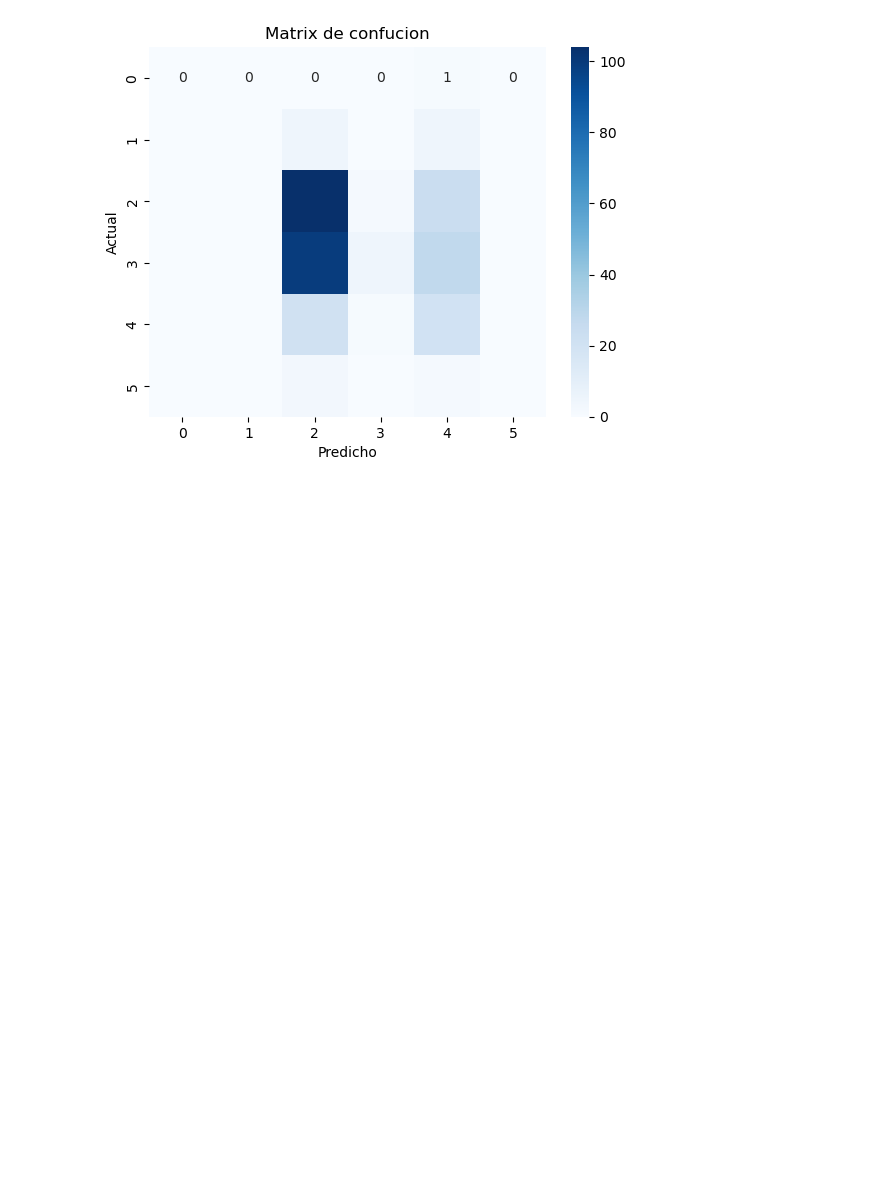
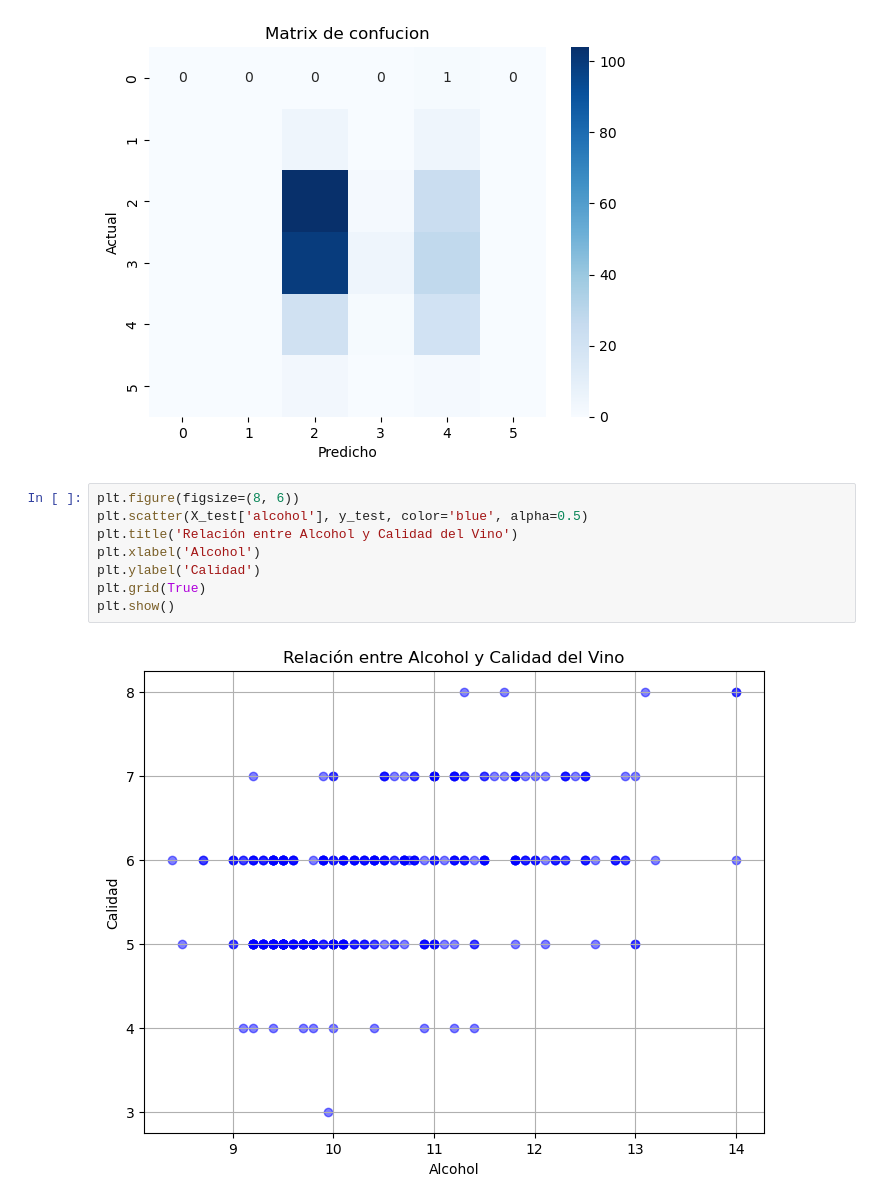
Before and after one commit to JesusOrlandoM/Arboles-de-Decisi-n, a Jupyter notebook: Arboles de Decisión.ipynb, the cells around one changed output. Saved outputs shown, nothing was run; the diff lists cells and outputs as text; blank space fills up the shorter version.

```diff
--- a/Arboles de Decisión.ipynb
+++ b/Arboles de Decisión.ipynb
@@ -216,3 +228,13 @@ plt.title('Matrix de confucion')
 plt.show()
 # %% [output]
 [figure]
+# %%
+plt.figure(figsize=(8, 6))
+plt.scatter(X_test['alcohol'], y_test, color='blue', alpha=0.5)
+plt.title('Relación entre Alcohol y Calidad del Vino')
+plt.xlabel('Alcohol')
+plt.ylabel('Calidad')
+plt.grid(True)
+plt.show()
+# %% [output]
+[figure, added]
```
Also changed, not shown: parts of 8 cells of this notebook.
